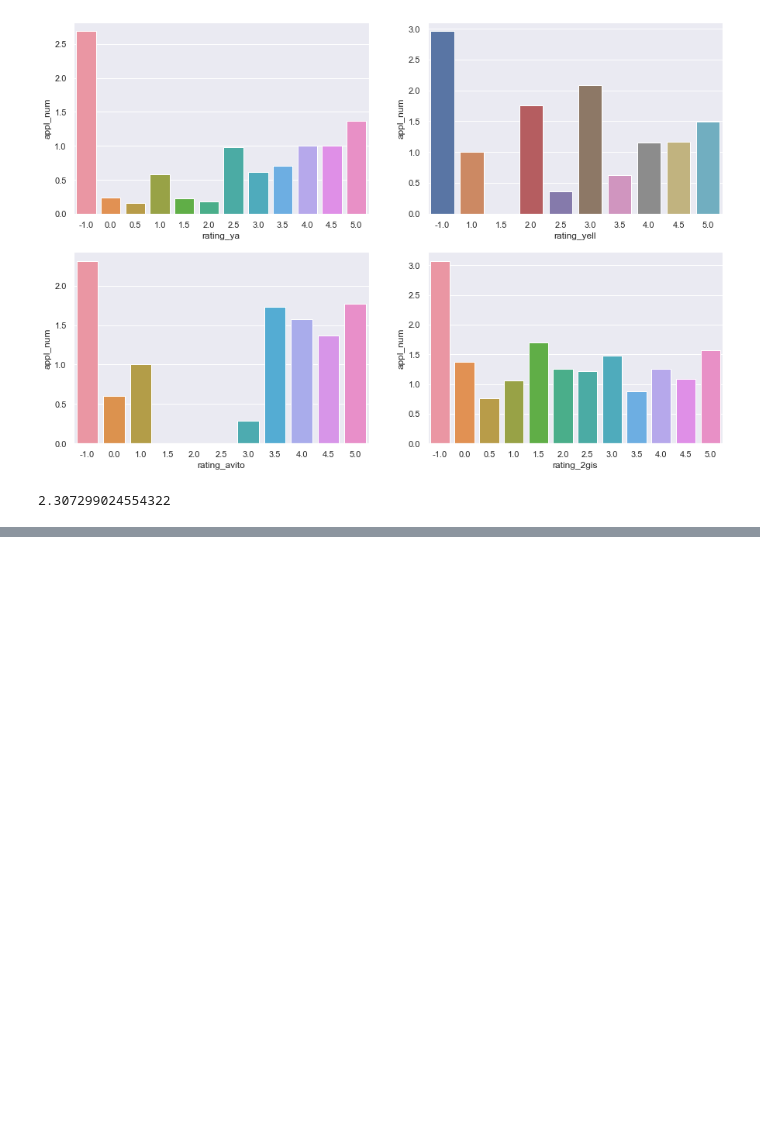
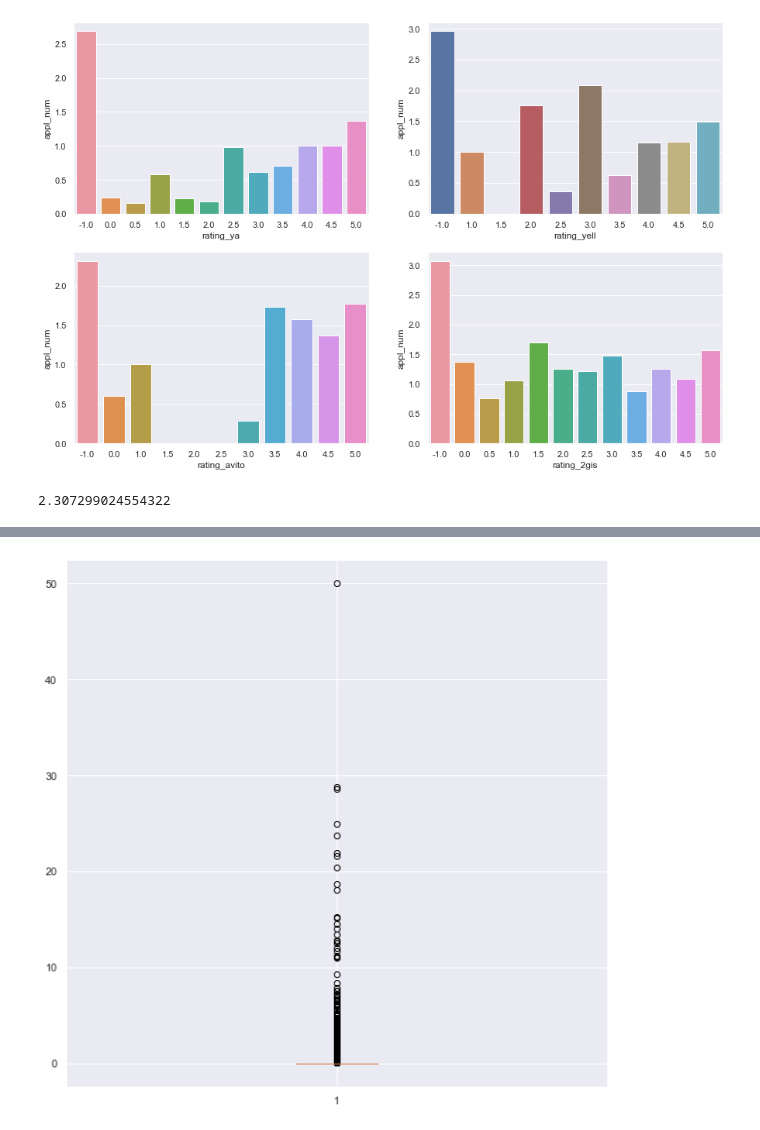
Before and after one commit to D1ffic00lt/dano-olympiad-final-stage, a Jupyter notebook: d1ffic00lt/main.ipynb, the cells around one changed output, grey strips where cells are left out. Saved outputs shown, nothing was run; the diff lists cells and outputs as text; code cells hidden in the pictures; blank space fills up the shorter version.

```diff
--- a/d1ffic00lt/main.ipynb
+++ b/d1ffic00lt/main.ipynb
@@ -398,0 +420,7 @@ data.loc[
+# %%
+plt.figure(figsize=(10, 10))
+plt.boxplot(data.phb_bad_perc)
+plt.savefig("figures/phb_bad_perc.png")
+plt.show()
+# %% [output]
+[figure, added]
```
Also changed, not shown: parts of 22 cells of this notebook, 15 other files.
